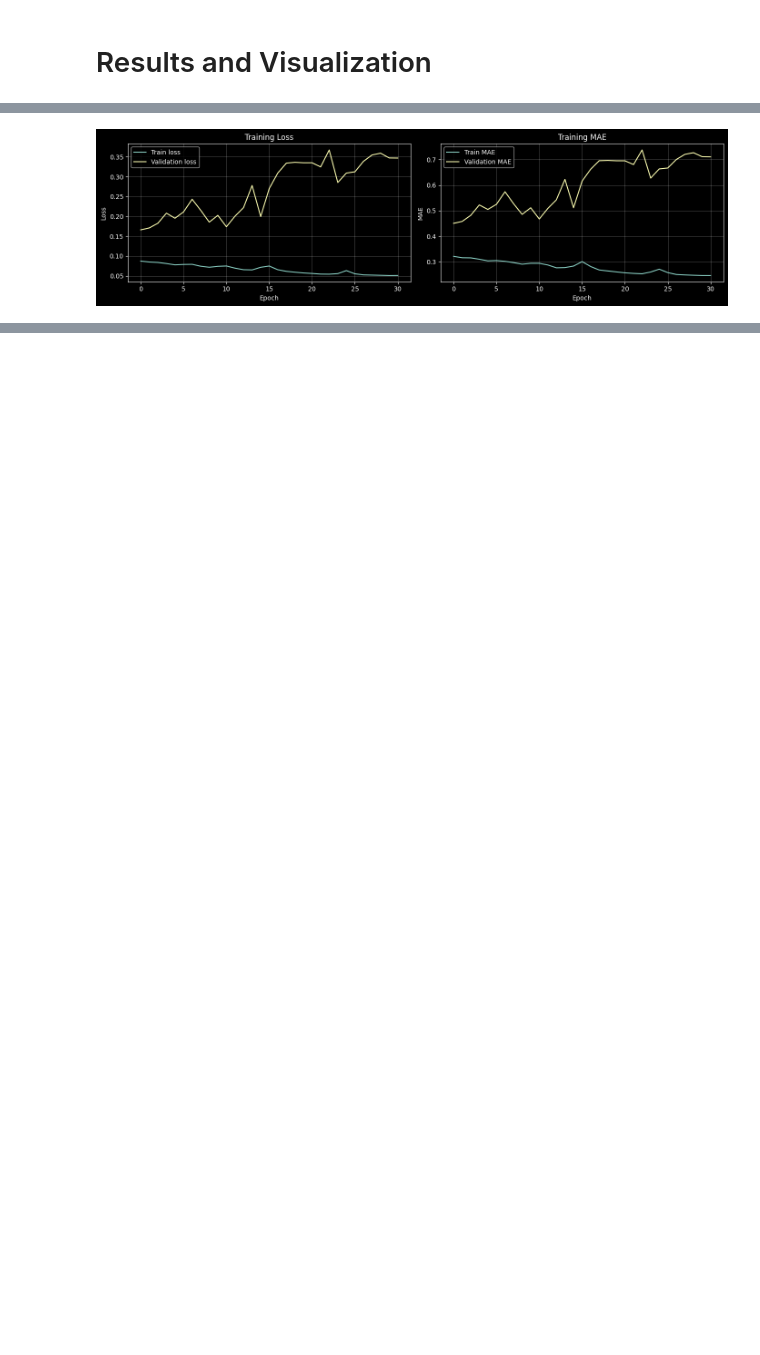
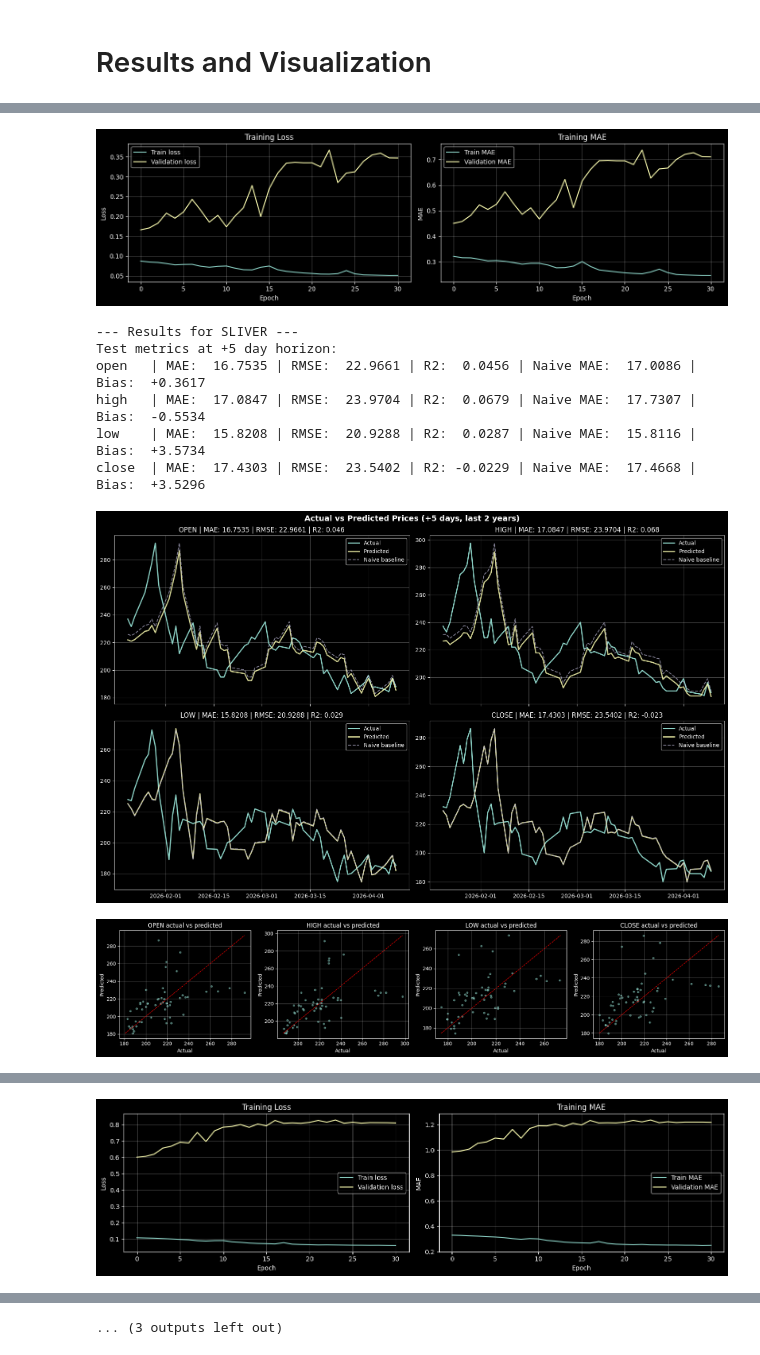
Before and after one commit to EmilBBbbbbbb/Graduation_thesis_SUAI, a Jupyter notebook: analysis.ipynb, the cells around one changed output, grey strips where cells are left out. Saved outputs shown, nothing was run; the diff lists cells and outputs as text; code cells hidden in the pictures; blank space fills up the shorter version.

```diff
--- a/analysis.ipynb
+++ b/analysis.ipynb
@@ -393,16 +462,18 @@ def plot_results(model, history, x_scaler, y_scaler, X_test, y_test, base_test,
     plt.show()
 
 
-plot_results(
-    model,
-    history,
-    x_scaler,
-    y_scaler,
-    X_test,
-    y_test,
-    base_test,
-    test_dates,
-    target_columns=target_columns,
-    horizon=horizon
-)
+for metal, info in trained_models.items():
+    print(f"\n--- Results for {metal.upper()} ---")
+    plot_results(
+        info["model"],
+        info["history"],
+        info["x_scaler"],
+        info["y_scaler"],
+        info["X_test"],
+        info["y_test"],
+        info["base_test"],
+        info["test_dates"],
+        target_columns=info["target_columns"],
+        horizon=info["horizon"],
+    )
 # %% [output]
@@ -411,7 +483,15 @@ open   | MAE: 477.8104 | RMSE: 636.8055 | R2: -0.4286 | Naive MAE: 477.1304 | Bi
 high   | MAE: 482.2233 | RMSE: 632.3649 | R2: -0.4813 | Naive MAE: 448.7357 | Bias: -160.8022
 low    | MAE: 519.2653 | RMSE: 637.3522 | R2: -0.4191 | Naive MAE: 473.6357 | Bias: -165.0409
 close  | MAE: 507.2484 | RMSE: 635.1347 | R2: -0.5253 | Naive MAE: 475.6482 | Bias: -164.4527
 [figure]
 [figure]
 [figure]
 [figure]
+--- Results for SLIVER ---
+Test metrics at +5 day horizon:
+open   | MAE:  16.7535 | RMSE:  22.9661 | R2:  0.0456 | Naive MAE:  17.0086 | Bias:  +0.3617
+high   | MAE:  17.0847 | RMSE:  23.9704 | R2:  0.0679 | Naive MAE:  17.7307 | Bias:  -0.5534
+low    | MAE:  15.8208 | RMSE:  20.9288 | R2:  0.0287 | Naive MAE:  15.8116 | Bias:  +3.5734
+close  | MAE:  17.4303 | RMSE:  23.5402 | R2: -0.0229 | Naive MAE:  17.4668 | Bias:  +3.5296
+[figure, added]
+[figure, added]
@@ -417,0 +499 @@ close  | MAE: 507.2484 | RMSE: 635.1347 | R2: -0.5253 | Naive MAE: 475.6482 | Bi
+[figure, added]
@@ -417,0 +507 @@ close  | MAE: 507.2484 | RMSE: 635.1347 | R2: -0.5253 | Naive MAE: 475.6482 | Bi
+... (3 outputs left out)
```
Also changed, not shown: parts of 3 cells of this notebook, 6 other files.
